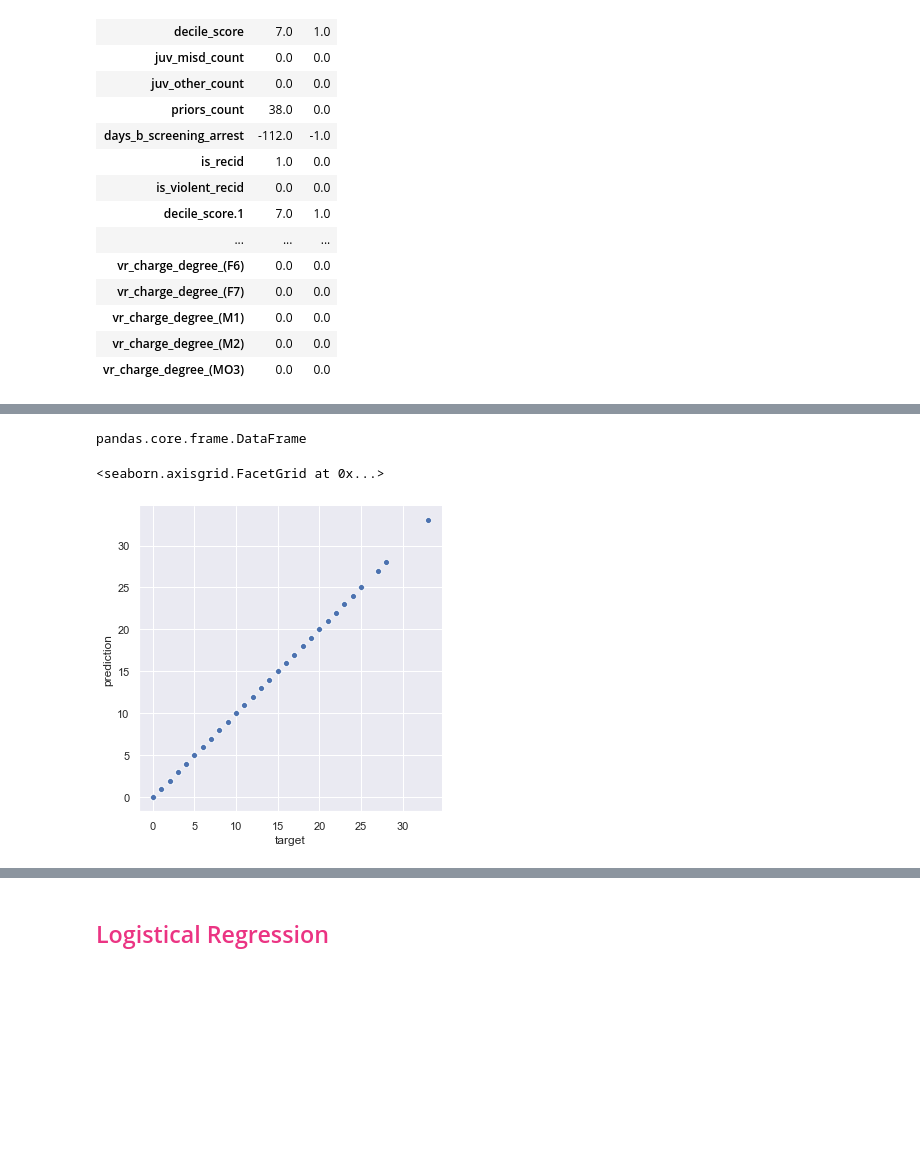
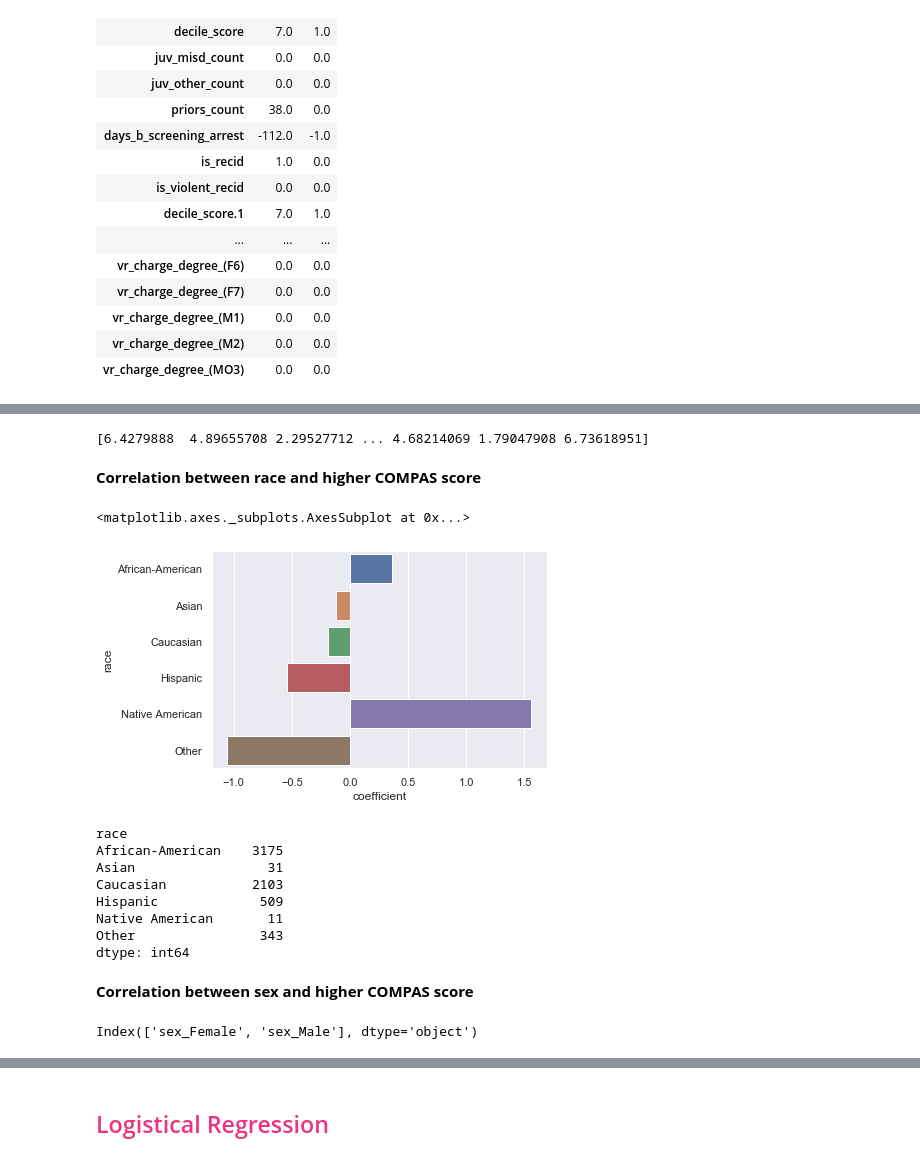
Before and after one commit to fadilf/iXRemote-COMPAS, a Jupyter notebook: COMPAS Analysis 1.ipynb, the cells around one changed output, grey strips where cells are left out. Drawn from its saved outputs; the diff is of its cells as text; code cells hidden in the pictures; blank space fills up the shorter version.

```diff
--- a/COMPAS Analysis 1.ipynb
+++ b/COMPAS Analysis 1.ipynb
@@ -126,0 +137,17 @@ df.head()
+# %%
+drop_columns_na = [
+    "c_offense_date",
+    "c_arrest_date",
+    "r_case_number",
+    "r_charge_degree",
+    "r_days_from_arrest",
+    "r_offense_date",
+    "r_charge_desc",
+    "r_jail_in",
+    "r_jail_out",
+    "violent_recid",
+    "vr_case_number",
+    "vr_charge_degree",
+    "vr_offense_date",
+    "vr_charge_desc"]
+df = df.drop(columns=drop_columns_na)
@@ -243,9 +283,46 @@ X.head()
-# %%
-type(X)
-# %% [output]
-pandas.core.frame.DataFrame
-# %%
-sns.relplot(x="target", y="prediction", data=X, kind="scatter")
-# %% [output]
-<seaborn.axisgrid.FacetGrid at 0x...>
-[figure, removed]
+# %%
+compas_pred = "decile_score"
+target = "two_year_recid"
+independent_variables = df.drop(columns=[compas_pred, target]).select_dtypes(exclude=['object']).columns
+# %%
+lin_reg = LinearRegression()
+X_train, X_test, y_train, y_test = train_test_split(
+     df[independent_variables],   # X
+     df[compas_pred], # y
+     test_size=0.2,   # % of the data that goes to the test dataset
+     random_state=13   # ensure reproductibility
+)
+# train the model
+lin_reg.fit(X=X_train, y=y_train)
+
+# make predictions
+predictions = lin_reg.predict(X_test)
+print(predictions)
+# %% [output]
+[6.4279888  4.89655708 2.29527712 ... 4.68214069 1.79047908 6.73618951]
+# %% [markdown]
+**Correlation between race and higher COMPAS score**
+# %%
+races = [race[5:] for race in independent_variables[9:15]]
+race_data = pd.DataFrame(data={"race": races, "coefficient": lin_reg.coef_[9:15]})
+sns.barplot(x=race_data.coefficient, y=race_data.race)
+# %% [output]
+<matplotlib.axes._subplots.AxesSubplot at 0x...>
+[figure, added]
+# %%
+race_frequency
+# %% [output]
+race
+African-American    3175
+Asian                 31
+Caucasian           2103
+Hispanic             509
+Native American       11
+Other                343
+dtype: int64
+# %% [markdown]
+**Correlation between sex and higher COMPAS score**
+# %%
+independent_variables
+# %% [output]
+Index(['sex_Female', 'sex_Male'], dtype='object')
```
Also changed, not shown: parts of 45 cells of this notebook.
